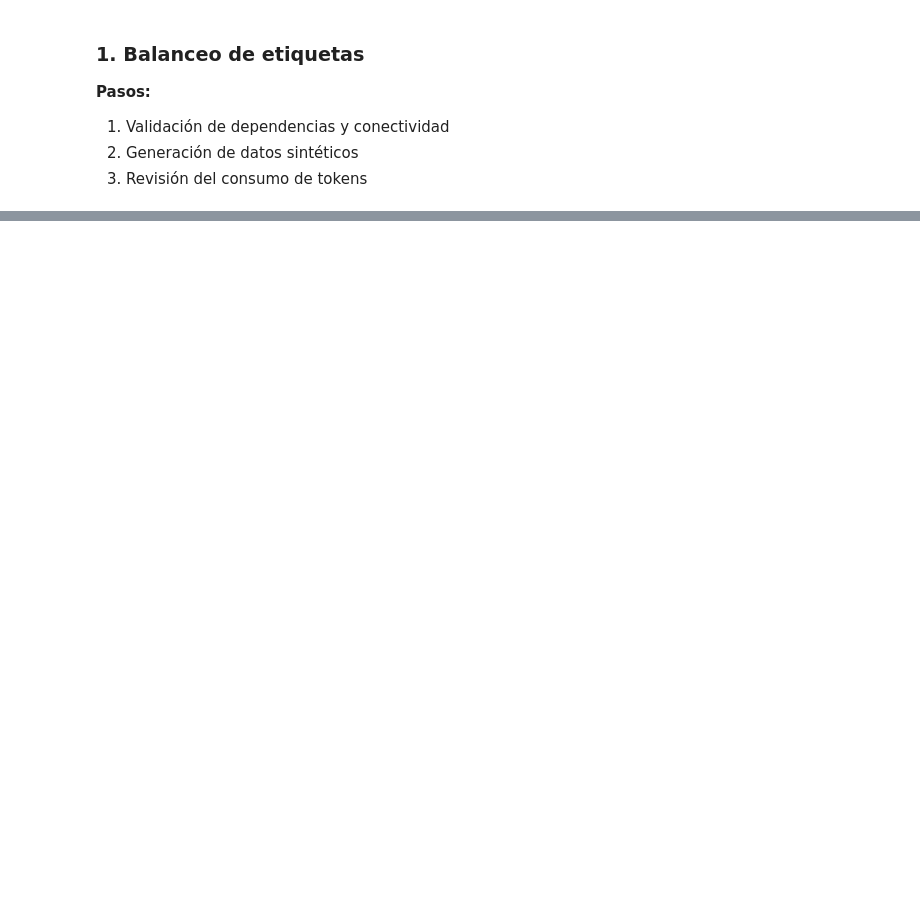
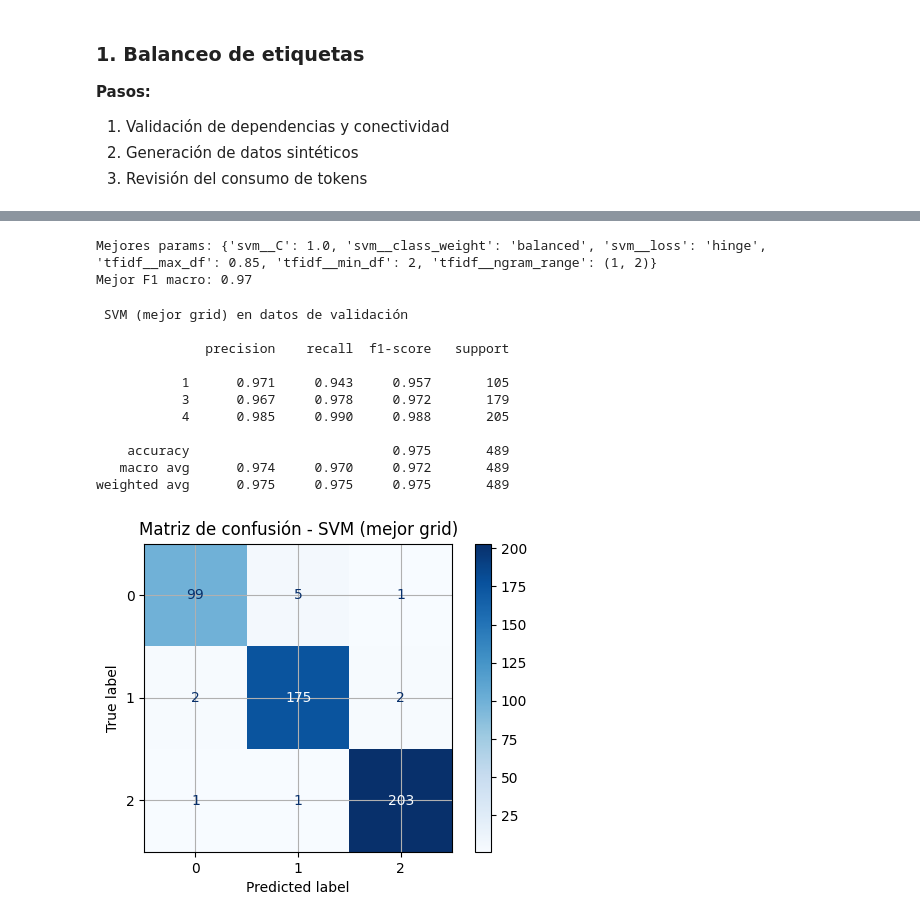
Before and after one commit to YairAndrade1/proyecto1_analitica_de_texto, a Jupyter notebook: clasificacionTextoEtapa2.ipynb, the cells around one changed output, grey strips where cells are left out. Drawn from its saved outputs; the diff is of its cells as text; code cells hidden in the pictures; blank space fills up the shorter version.

```diff
--- a/clasificacionTextoEtapa2.ipynb
+++ b/clasificacionTextoEtapa2.ipynb
@@ -402,0 +461,6 @@ Tokens usados en total: 2251
+# %%
+#Split de datos de entrenamiento y prueba (80%, 20%)
+X = norm_data
+y = df["labels"]
+
+X_train, X_test, y_train, y_test = train_test_split(X, y, test_size=0.20, random_state=RANDOM_STATE, stratify=y)
@@ -402,0 +470,13 @@ Tokens usados en total: 2251
+# %%
+# Vectorización TF-IDF, eso es Term Frequency–Inverse Document Frequency (lo vimos en clase)
+# Entonces las palabras que aparecen en muchos documentos (alta frecuencia) tienen menos peso
+# y las que aparecen en pocos documentos (baja frecuencia) tienen más peso
+# Después de la búsqueda de hiperparámetros en etapa 1, los mejores params: { 'tfidf__max_df': 0.85, 'tfidf__min_df': 2, 'tfidf__ngram_range': (1, 2)}
+
+tfidf = TfidfVectorizer(
+    strip_accents="unicode",
+    token_pattern=r"(?u)\b\w\w+\b",
+    ngram_range=(1,2),
+    min_df=2,
+    max_df=0.85
+)
@@ -402,0 +491,47 @@ Tokens usados en total: 2251
+# %%
+#Creamos un pipeline para encapsular el proceso de vectorización y el modelo linear SVM
+from sklearn.pipeline import FunctionTransformer
+from sklearn.svm import LinearSVC
+import joblib
+
+pipeSVM = Pipeline([
+    ("normalize", FunctionTransformer(norm_all_data)),
+    ("tfidf", tfidf),
+    ("svm", LinearSVC())
+])
+
+# Definimos el grid de hiperparámetros para SVM
+param_grid_svm = {
+    "svm__C": [0.1, 1.0, 10.0],
+    "svm__loss": ["hinge", "squared_hinge"],
+    "svm__class_weight": [None, "balanced"],
+
+    "tfidf__min_df": [2, 3],
+    "tfidf__max_df": [0.85, 0.9],
+    "tfidf__ngram_range": [(1,1),(1,2)]
+
+}
+
+# Configuramos el GridSearchCV para SVM
+grid_svm = GridSearchCV(pipeSVM, param_grid_svm, cv=5, n_jobs=-1, verbose=2, scoring='f1_macro')
+grid_svm.fit(X_train, y_train)
+
+# Obtenemos el mejor pipeline
+mejor_pipe_svm = grid_svm.best_estimator_
+print("Mejores params:", grid_svm.best_params_)
+print("Mejor F1 macro:", round(grid_svm.best_score_, 2))
+
+# Evaluación en Val, esto no visto por el modelo en ninguna etapa
+y_pred = mejor_pipe_svm.predict(X_test)
+print("\n SVM (mejor grid) en datos de validación \n")
+print(classification_report(y_test, y_pred, digits=3))
+
+# Matriz de confusión
+cm = confusion_matrix(y_test, y_pred, labels=[1,3,4])
+ConfusionMatrixDisplay(cm).plot(cmap="Blues")
+plt.title("Matriz de confusión - SVM (mejor grid)")
+plt.show()
+
+joblib.dump(mejor_pipe_svm, "docs/svm_pipeline_etapa2.joblib")
+mejor_pipe_svm
+# %% [output]
@@ -402,0 +539,14 @@ Tokens usados en total: 2251
+Mejores params: {'svm__C': 1.0, 'svm__class_weight': 'balanced', 'svm__loss': 'hinge', 'tfidf__max_df': 0.85, 'tfidf__min_df': 2, 'tfidf__ngram_range': (1, 2)}
+Mejor F1 macro: 0.97
+ SVM (mejor grid) en datos de validación
+
+              precision    recall  f1-score   support
+
+           1      0.971     0.943     0.957       105
+           3      0.967     0.978     0.972       179
+           4      0.985     0.990     0.988       205
+
+    accuracy                          0.975       489
+   macro avg      0.974     0.970     0.972       489
+weighted avg      0.975     0.975     0.975       489
+[figure, added]
```
Also changed, not shown: parts of 27 cells of this notebook, 1 other file.
